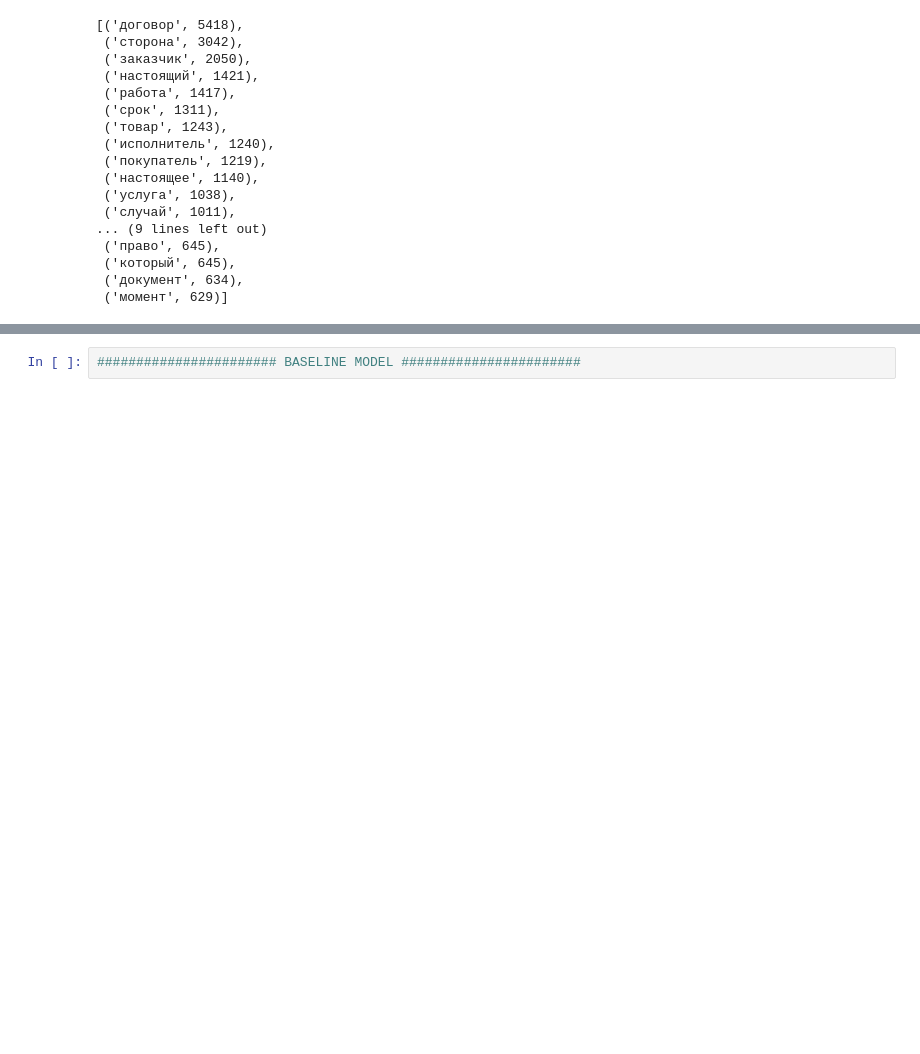
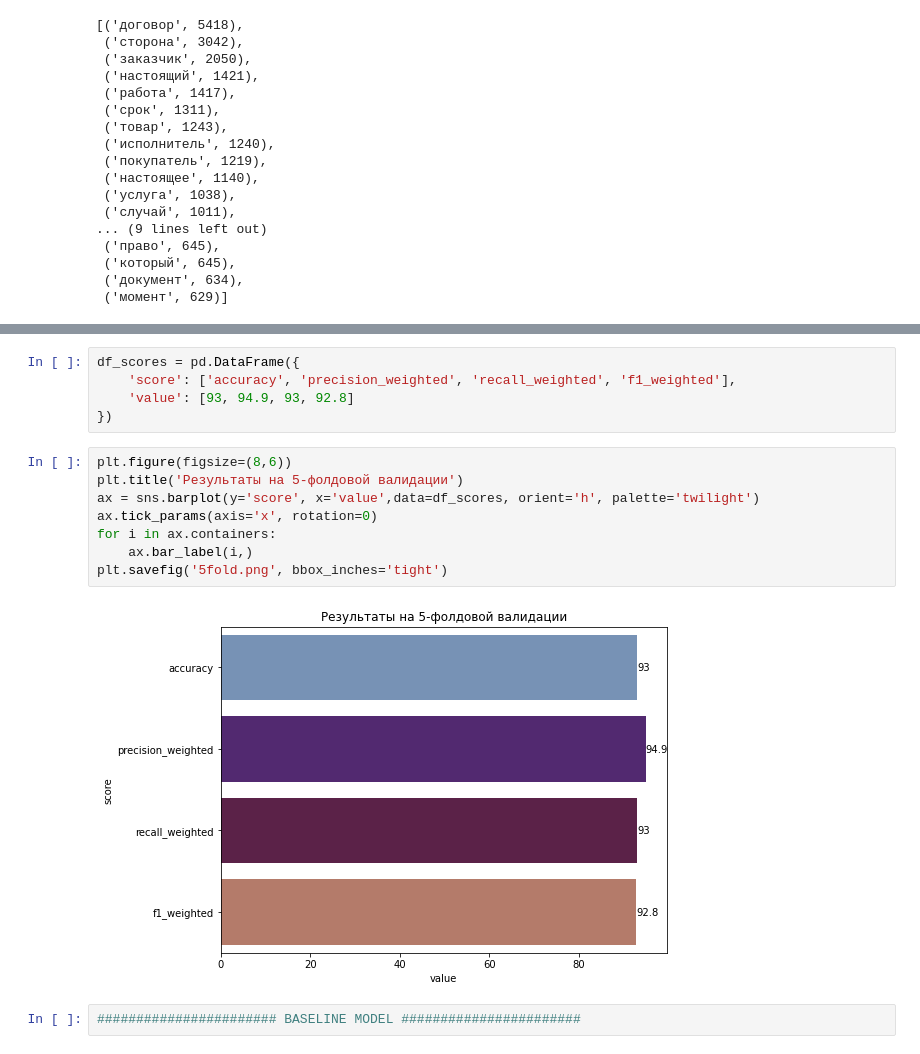
Before and after one commit to maya-ami/xmas, a Jupyter notebook: extract text.ipynb, the cells around one changed output, grey strips where cells are left out. Saved outputs shown, nothing was run; the diff lists cells and outputs as text; blank space fills up the shorter version.

Commit message:
5 fold cv viz

```diff
--- a/extract text.ipynb
+++ b/extract text.ipynb
@@ -560,6 +562,21 @@ StDev recall_weighted: 0.06507230237867724
 Mean f1_weighted: 0.9276906668211016
 StDev f1_weighted: 0.06894889241831077
 ********************************
+# %%
+df_scores = pd.DataFrame({
+    'score': ['accuracy', 'precision_weighted', 'recall_weighted', 'f1_weighted'],
+    'value': [93, 94.9, 93, 92.8]
+})
+# %%
+plt.figure(figsize=(8,6))
+plt.title('Результаты на 5-фолдовой валидации')
+ax = sns.barplot(y='score', x='value',data=df_scores, orient='h', palette='twilight')
+ax.tick_params(axis='x', rotation=0)
+for i in ax.containers:
+    ax.bar_label(i,)
+plt.savefig('5fold.png', bbox_inches='tight')
+# %% [output]
+[figure, added]
 # %%
 ####################### BASELINE MODEL #######################
 # %%
```
Also changed, not shown: parts of 9 cells of this notebook.
